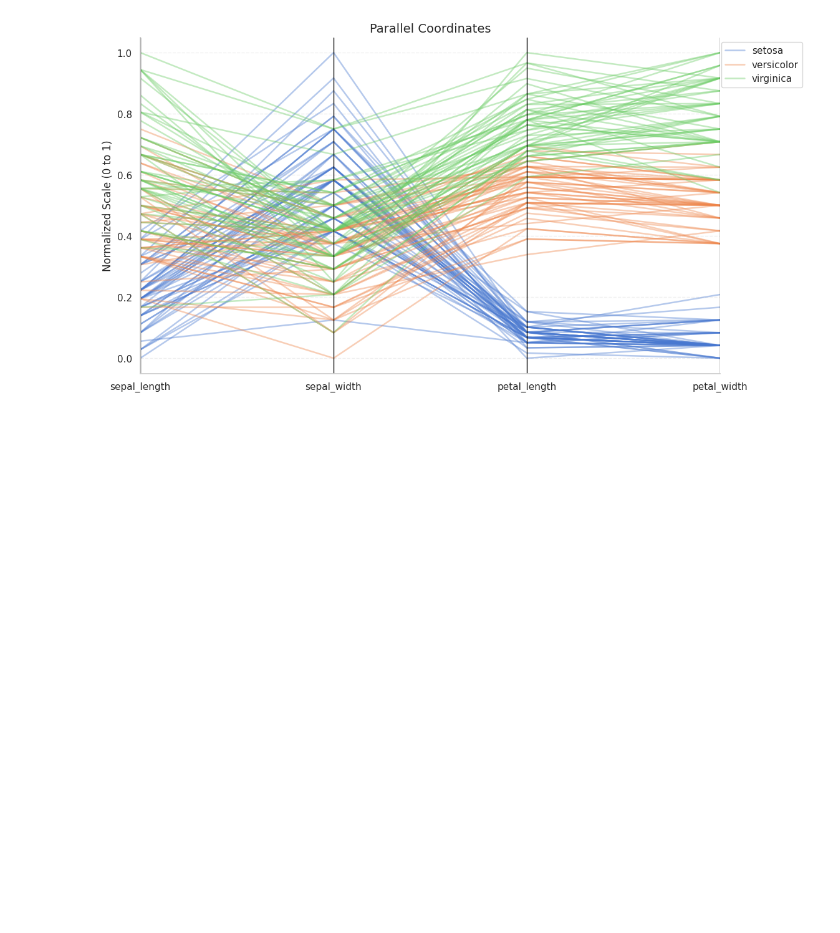
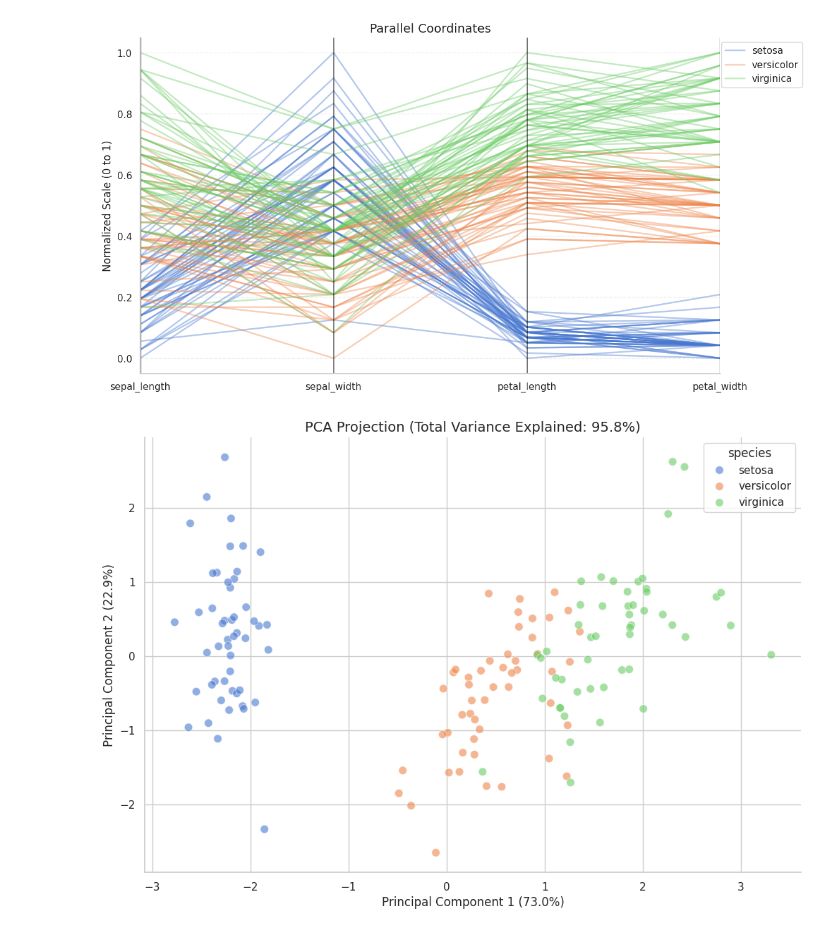
Before and after one commit to BarryS27/Iris-Data-Analysis, a Jupyter notebook: Iris_Flower.ipynb, the cells around one changed output. Cells and saved outputs as stored; diff of their text form; code cells hidden in the pictures; blank space fills up the shorter version.

```diff
--- a/Iris_Flower.ipynb
+++ b/Iris_Flower.ipynb
@@ -231,3 +234,37 @@ sns.despine(left=False, bottom=False)
 plt.show()
 # %% [output]
 [figure]
+# %%
+scaler = StandardScaler()
+features_scaled = scaler.fit_transform(df[features])
+
+pca = PCA(n_components=2)
+pca_results = pca.fit_transform(features_scaled)
+
+df_pca = pd.DataFrame(data=pca_results, columns=['PC1', 'PC2'])
+df_pca['species'] = df['species']
+
+var_ratio = pca.explained_variance_ratio_
+
+sns.set_theme(style="whitegrid")
+plt.figure(figsize=(12, 8))
+
+sns.scatterplot(
+    data=df_pca,
+    x='PC1',
+    y='PC2',
+    hue='species',
+    palette="muted",
+    alpha=0.6,
+    s=70,
+    edgecolor='white'
+)
+
+plt.title(f"PCA Projection (Total Variance Explained: {sum(var_ratio)*100:.1f}%)", fontsize=14)
+plt.xlabel(f"Principal Component 1 ({var_ratio[0]*100:.1f}%)", fontsize=12)
+plt.ylabel(f"Principal Component 2 ({var_ratio[1]*100:.1f}%)", fontsize=12)
+
+sns.despine()
+plt.show()
+# %% [output]
+[figure, added]
```
Also changed, not shown: parts of 3 cells of this notebook.
